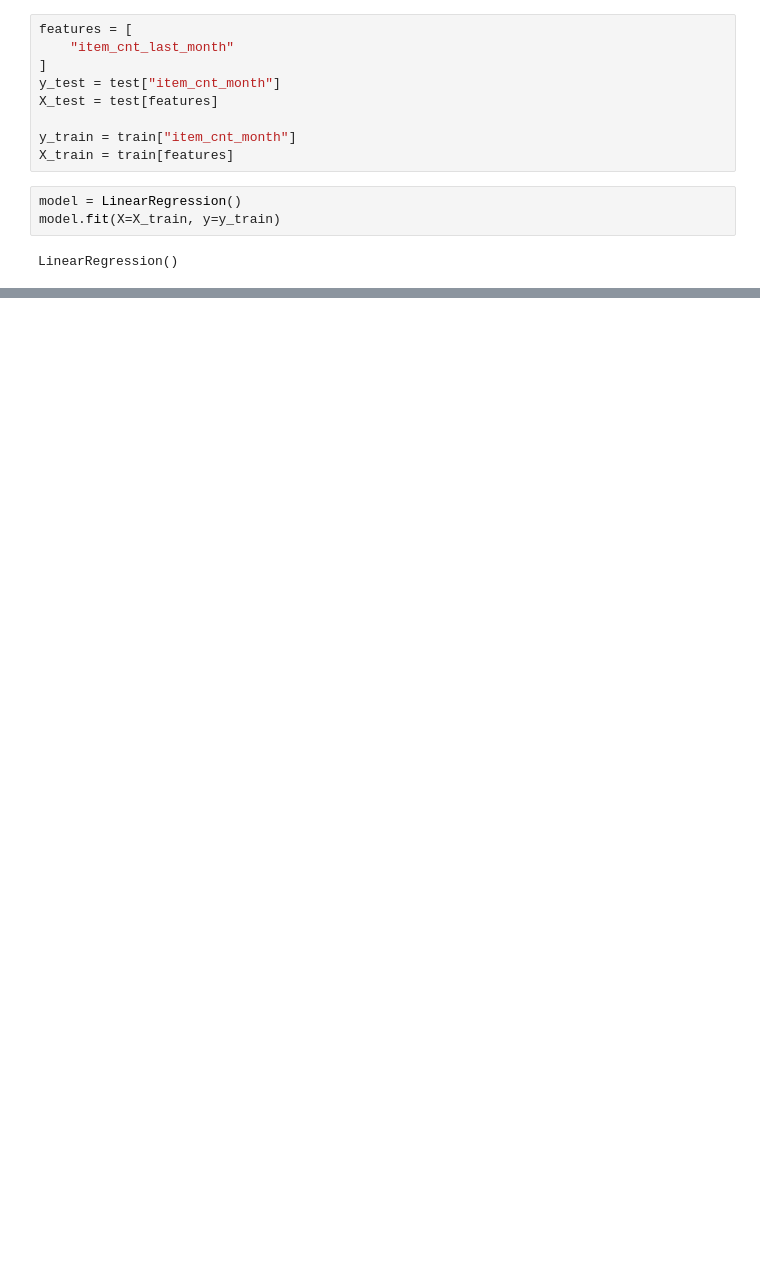
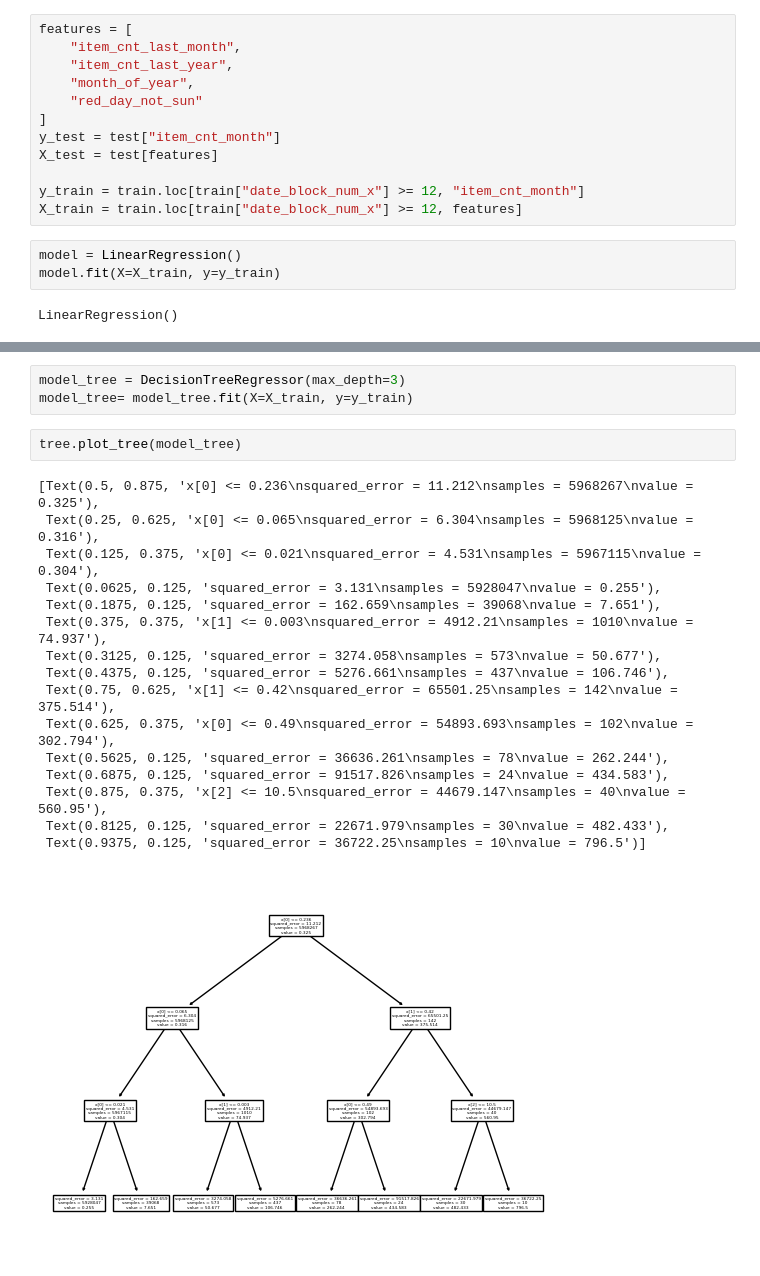
Before and after one commit to higps/miniprosjekt, a Jupyter notebook: mister_trainer_predictor.ipynb, the cells around one changed output, grey strips where cells are left out. Cells and saved outputs as stored; diff of their text form; blank space fills up the shorter version.

```diff
--- a/mister_trainer_predictor.ipynb
+++ b/mister_trainer_predictor.ipynb
@@ -56,13 +42,16 @@ test = df_draft[df_draft['date_block_num_x'].isin(unique_values)]
 train = df_draft[~df_draft['date_block_num_x'].isin(unique_values)]
 # %%
 features = [
-    "item_cnt_last_month"
+    "item_cnt_last_month",
+    "item_cnt_last_year",
+    "month_of_year",
+    "red_day_not_sun"
 ]
 y_test = test["item_cnt_month"]
 X_test = test[features]
 
-y_train = train["item_cnt_month"]
-X_train = train[features]
+y_train = train.loc[train["date_block_num_x"] >= 12, "item_cnt_month"]
+X_train = train.loc[train["date_block_num_x"] >= 12, features]
 # %%
 model = LinearRegression()
 model.fit(X=X_train, y=y_train)
@@ -76,0 +135,22 @@ np.sqrt(mean_squared_error(y_true=np.clip(y_test, 0, 20), y_pred=np.clip(y_pred,
+# %%
+model_tree = DecisionTreeRegressor(max_depth=3)
+model_tree= model_tree.fit(X=X_train, y=y_train)
+# %%
+tree.plot_tree(model_tree)
+# %% [output]
+[Text(0.5, 0.875, 'x[0] <= 0.236\nsquared_error = 11.212\nsamples = 5968267\nvalue = 0.325'),
+ Text(0.25, 0.625, 'x[0] <= 0.065\nsquared_error = 6.304\nsamples = 5968125\nvalue = 0.316'),
+ Text(0.125, 0.375, 'x[0] <= 0.021\nsquared_error = 4.531\nsamples = 5967115\nvalue = 0.304'),
+ Text(0.0625, 0.125, 'squared_error = 3.131\nsamples = 5928047\nvalue = 0.255'),
+ Text(0.1875, 0.125, 'squared_error = 162.659\nsamples = 39068\nvalue = 7.651'),
+ Text(0.375, 0.375, 'x[1] <= 0.003\nsquared_error = 4912.21\nsamples = 1010\nvalue = 74.937'),
+ Text(0.3125, 0.125, 'squared_error = 3274.058\nsamples = 573\nvalue = 50.677'),
+ Text(0.4375, 0.125, 'squared_error = 5276.661\nsamples = 437\nvalue = 106.746'),
+ Text(0.75, 0.625, 'x[1] <= 0.42\nsquared_error = 65501.25\nsamples = 142\nvalue = 375.514'),
+ Text(0.625, 0.375, 'x[0] <= 0.49\nsquared_error = 54893.693\nsamples = 102\nvalue = 302.794'),
+ Text(0.5625, 0.125, 'squared_error = 36636.261\nsamples = 78\nvalue = 262.244'),
+ Text(0.6875, 0.125, 'squared_error = 91517.826\nsamples = 24\nvalue = 434.583'),
+ Text(0.875, 0.375, 'x[2] <= 10.5\nsquared_error = 44679.147\nsamples = 40\nvalue = 560.95'),
+ Text(0.8125, 0.125, 'squared_error = 22671.979\nsamples = 30\nvalue = 482.433'),
+ Text(0.9375, 0.125, 'squared_error = 36722.25\nsamples = 10\nvalue = 796.5')]
+[figure, added]
```
Also changed, not shown: parts of 10 cells of this notebook, 3 other files.
